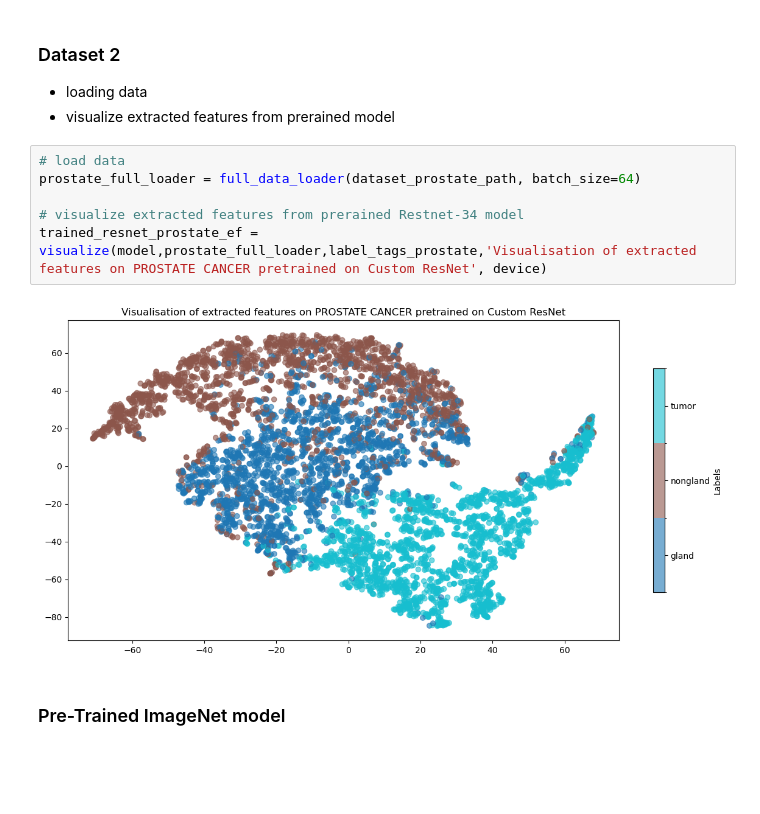
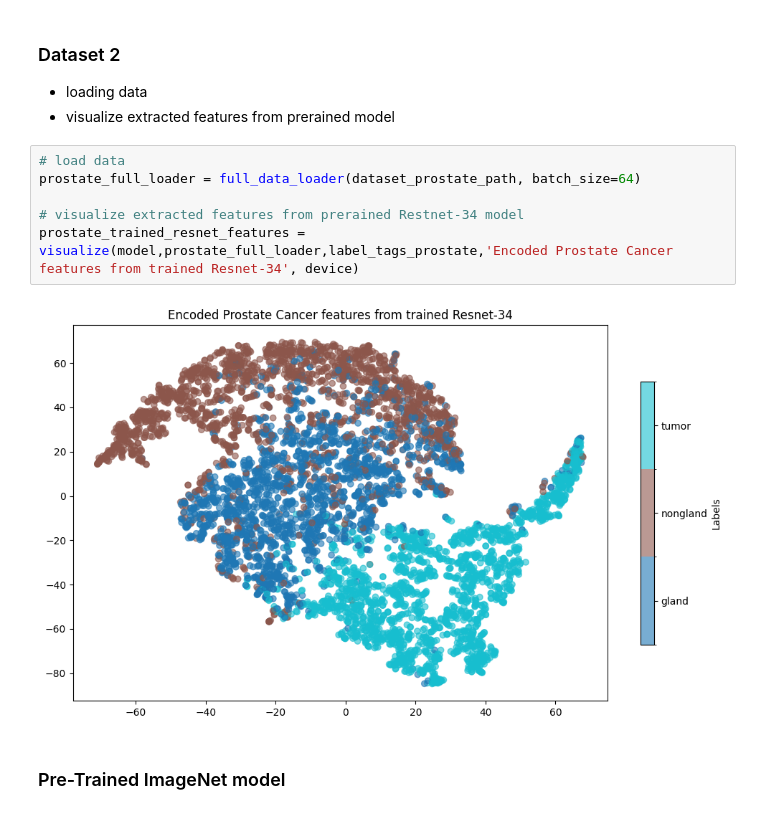
Before and after one commit to aymaneaaquil/COMP432-GroupD, a Jupyter notebook: main.ipynb, the cells around one changed output. Cells and saved outputs as stored; diff of their text form; blank space fills up the shorter version.

```diff
--- a/main.ipynb
+++ b/main.ipynb
@@ -357,11 +350,11 @@ model_on_imageNet = resnet34(weights='IMAGENET1K_V1')
 # %%
 # load data
 prostate_full_loader = full_data_loader(dataset_prostate_path, batch_size=64)
 
 # visualize extracted features from prerained Restnet-34 model
-trained_resnet_prostate_ef = visualize(model,prostate_full_loader,label_tags_prostate,'Visualisation of extracted features on PROSTATE CANCER pretrained on Custom ResNet', device)
+prostate_trained_resnet_features = visualize(model,prostate_full_loader,label_tags_prostate,'Encoded Prostate Cancer features from trained Resnet-34', device)
 # %% [output]
-[figure, old version]
+[figure, new version]
 # %% [markdown]
 ### Pre-Trained ImageNet model
 # %%
```
Also changed, not shown: parts of 18 cells of this notebook, 4 other files.
